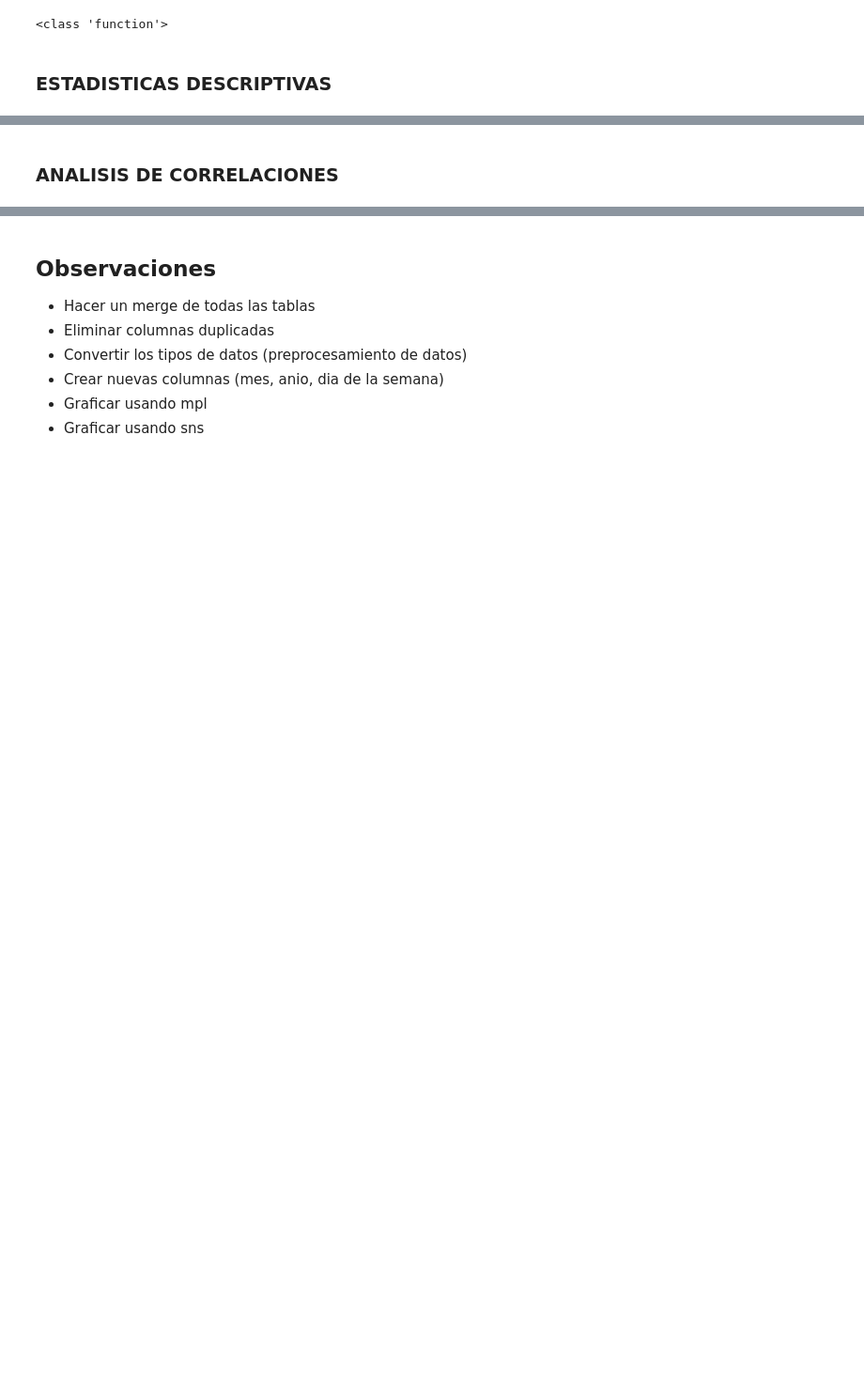
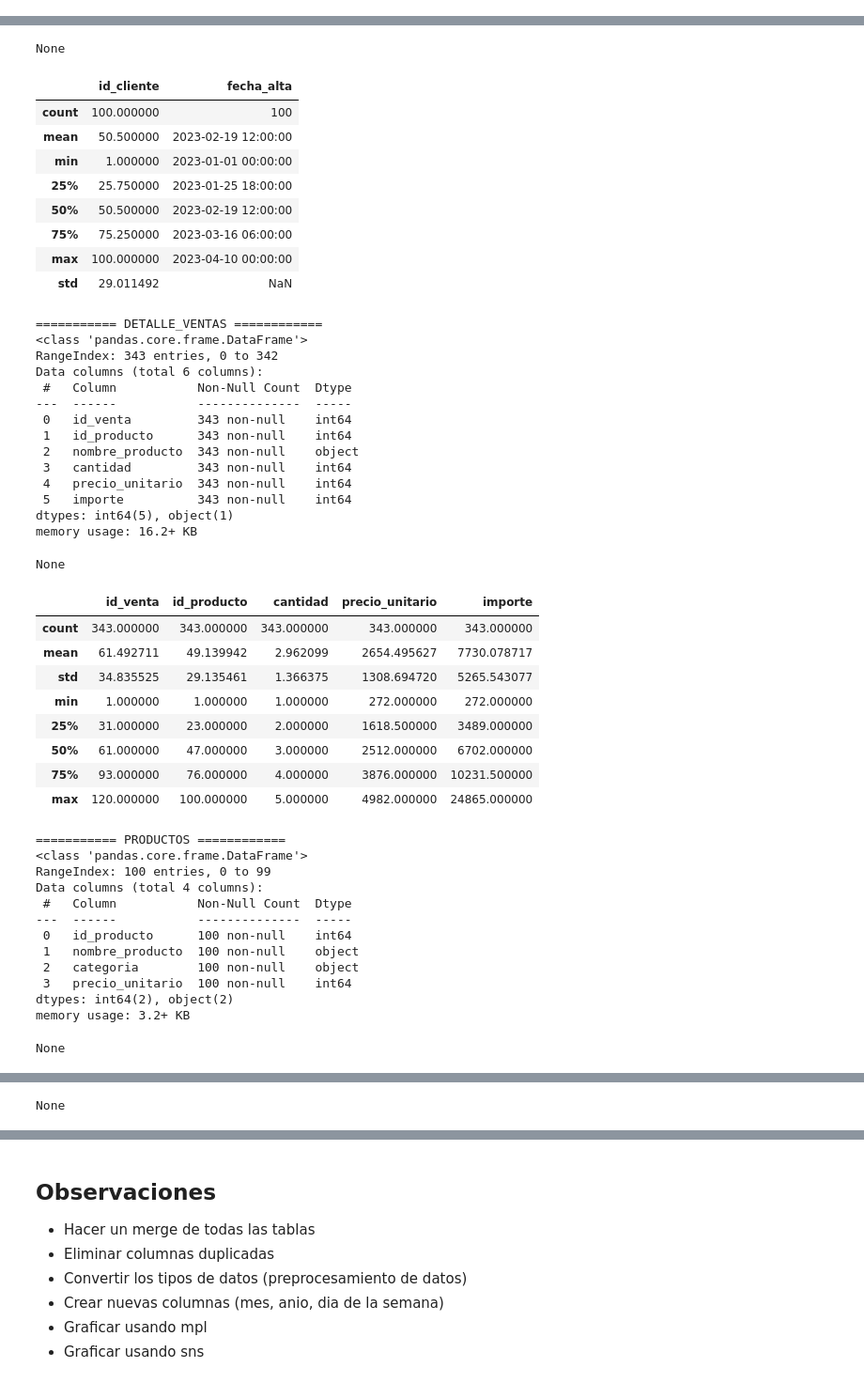
Before and after one commit to Torgeck/Tienda-Aurelion, a Jupyter notebook: notebooks/clase_8.ipynb, the cells around one changed output, grey strips where cells are left out. Shown at 94% size. Drawn from its saved outputs; the diff is of its cells as text; code cells hidden in the pictures; blank space fills up the shorter version.

```diff
--- a/notebooks/clase_8.ipynb
+++ b/notebooks/clase_8.ipynb
@@ -1,14 +1,8 @@
 # %%
-# Reiniciar las importaciones correctamente
 import pandas as pd
 import numpy as np
-from matplotlib import pyplot as plt  # Forma alternativa y más explícita de importar
+import matplotlib as plt
 import seaborn as sns
-
-# Verificar la importación
-print(type(plt.figure))
-# %% [output]
-<class 'function'>
 # %%
 clientes = pd.read_excel('../clean_data/clientes.xlsx')
 detalle_ventas = pd.read_excel('../clean_data/detalles_ventas_clean.xlsx')
@@ -16,25 +10,11 @@ productos = pd.read_excel('../clean_data/productos_clean.xlsx')
 ventas = pd.read_excel('../clean_data/ventas_clean.xlsx')
 
 df_list = [clientes, detalle_ventas, productos, ventas]
-# %% [markdown]
-### ESTADISTICAS DESCRIPTIVAS
 # %%
 name_list = ["clientes", "detalle_ventas", "productos", "ventas"]
 
 for i, tabla in enumerate(df_list):
-    print(f"\nEstadísticas descriptivas para {name_list[i]}:")
-    print("\nInformación general:")
-    print(tabla.info())
-
-    print("\nEstadísticas numéricas:")
-    print(tabla.describe())
-
-    print("\nValores nulos por columna:")
-    print(tabla.isnull().sum())
-
-    # Mostrar primeras filas
-    print("\nPrimeras filas del dataset:")
-    print(tabla.head())
-
-    print("\n" + "="*50)
+    print(f'=========== {name_list[i].upper()} ============')
+    display(tabla.info())
+    display(tabla.describe())
 # %% [output]
@@ -57,0 +34,47 @@ Data columns (total 5 columns):
+None
+|  | id_cliente | fecha_alta |
+| count | 100.000000 | 100 |
+| mean | 50.500000 | 2023-02-19 12:00:00 |
+| min | 1.000000 | 2023-01-01 00:00:00 |
+| 25% | 25.750000 | 2023-01-25 18:00:00 |
+| 50% | 50.500000 | 2023-02-19 12:00:00 |
+| 75% | 75.250000 | 2023-03-16 06:00:00 |
+| max | 100.000000 | 2023-04-10 00:00:00 |
+| std | 29.011492 | NaN |
+=========== DETALLE_VENTAS ============
+<class 'pandas.core.frame.DataFrame'>
+RangeIndex: 343 entries, 0 to 342
+Data columns (total 6 columns):
+ #   Column           Non-Null Count  Dtype
+---  ------           --------------  -----
+ 0   id_venta         343 non-null    int64
+ 1   id_producto      343 non-null    int64
+ 2   nombre_producto  343 non-null    object
+ 3   cantidad         343 non-null    int64
+ 4   precio_unitario  343 non-null    int64
+ 5   importe          343 non-null    int64
+dtypes: int64(5), object(1)
+memory usage: 16.2+ KB
+None
+|  | id_venta | id_producto | cantidad | precio_unitario | importe |
+| count | 343.000000 | 343.000000 | 343.000000 | 343.000000 | 343.000000 |
+| mean | 61.492711 | 49.139942 | 2.962099 | 2654.495627 | 7730.078717 |
+| std | 34.835525 | 29.135461 | 1.366375 | 1308.694720 | 5265.543077 |
+| min | 1.000000 | 1.000000 | 1.000000 | 272.000000 | 272.000000 |
+| 25% | 31.000000 | 23.000000 | 2.000000 | 1618.500000 | 3489.000000 |
+| 50% | 61.000000 | 47.000000 | 3.000000 | 2512.000000 | 6702.000000 |
+| 75% | 93.000000 | 76.000000 | 4.000000 | 3876.000000 | 10231.500000 |
+| max | 120.000000 | 100.000000 | 5.000000 | 4982.000000 | 24865.000000 |
+=========== PRODUCTOS ============
+<class 'pandas.core.frame.DataFrame'>
+RangeIndex: 100 entries, 0 to 99
+Data columns (total 4 columns):
+ #   Column           Non-Null Count  Dtype
+---  ------           --------------  -----
+ 0   id_producto      100 non-null    int64
+ 1   nombre_producto  100 non-null    object
+ 2   categoria        100 non-null    object
+ 3   precio_unitario  100 non-null    int64
+dtypes: int64(2), object(2)
+memory usage: 3.2+ KB
+None
@@ -57,0 +104 @@ Data columns (total 5 columns):
+None
@@ -58,2 +113,0 @@ Data columns (total 5 columns):
-# %% [markdown]
-### ANALISIS DE CORRELACIONES
```
Also changed, not shown: parts of 15 cells of this notebook.
